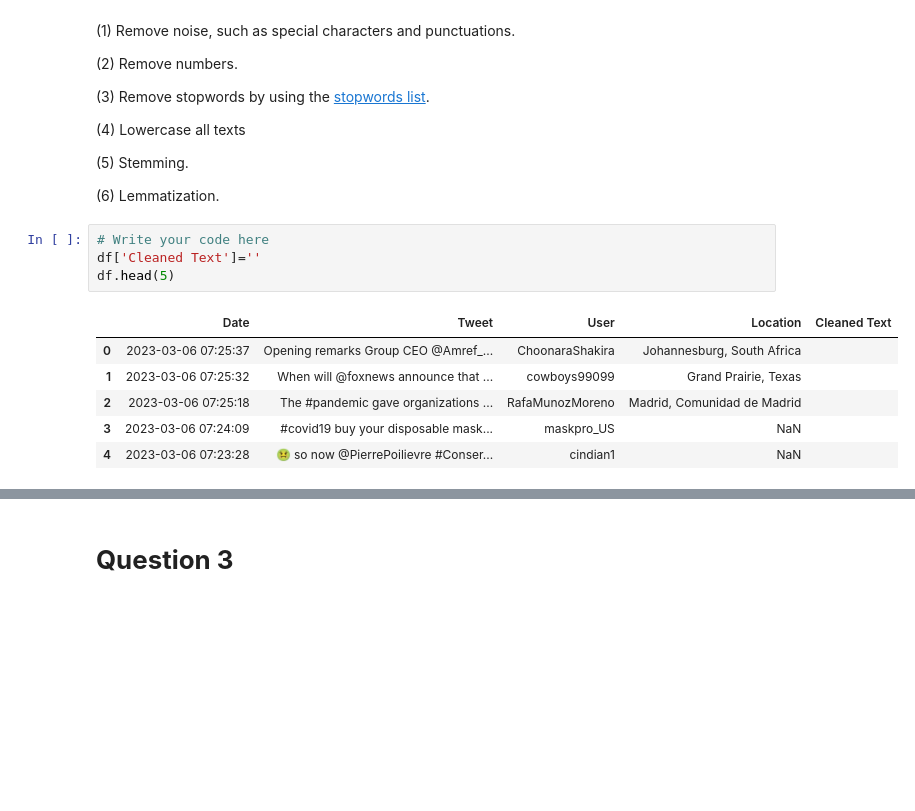
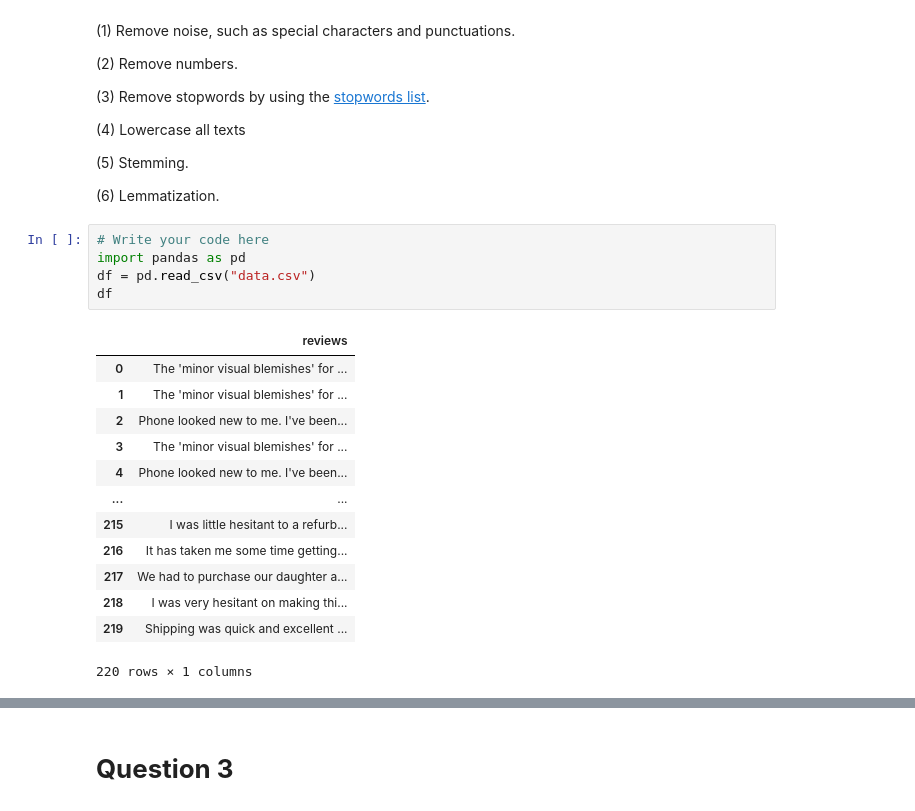
Before and after one commit to SangeethaKaveti/sangeetha_INFO5731_Spring2023, a Jupyter notebook: INFO5731_Assignment_Two.ipynb, the cells around one changed output, grey strips where cells are left out. Saved outputs shown, nothing was run; the diff lists cells and outputs as text; blank space fills up the shorter version.

```diff
--- a/INFO5731_Assignment_Two.ipynb
+++ b/INFO5731_Assignment_Two.ipynb
@@ -87,12 +75,20 @@ df.head(10000)
 (6) Lemmatization.
 # %%
 # Write your code here
-df['Cleaned Text']=''
-df.head(5)
+import pandas as pd
+df = pd.read_csv("data.csv")
+df
 # %% [output]
-|  | Date | Tweet | User | Location | Cleaned Text |
-| 0 | 2023-03-06 07:25:37 | Opening remarks Group CEO @Amref_... | ChoonaraShakira | Johannesburg, South Africa |  |
-| 1 | 2023-03-06 07:25:32 | When will @foxnews announce that ... | cowboys99099 | Grand Prairie, Texas |  |
-| 2 | 2023-03-06 07:25:18 | The #pandemic gave organizations ... | RafaMunozMoreno | Madrid, Comunidad de Madrid |  |
-| 3 | 2023-03-06 07:24:09 | #covid19 buy your disposable mask... | maskpro_US | NaN |  |
-| 4 | 2023-03-06 07:23:28 | 🤢 so now @PierrePoilievre #Conser... | cindian1 | NaN |  |
+|  | reviews |
+| 0 | The 'minor visual blemishes' for ... |
+| 1 | The 'minor visual blemishes' for ... |
+| 2 | Phone looked new to me. I've been... |
+| 3 | The 'minor visual blemishes' for ... |
+| 4 | Phone looked new to me. I've been... |
+| ... | ... |
+| 215 | I was little hesitant to a refurb... |
+| 216 | It has taken me some time getting... |
+| 217 | We had to purchase our daughter a... |
+| 218 | I was very hesitant on making thi... |
+| 219 | Shipping was quick and excellent ... |
+220 rows × 1 columns
```
Also changed, not shown: parts of 28 cells of this notebook.
